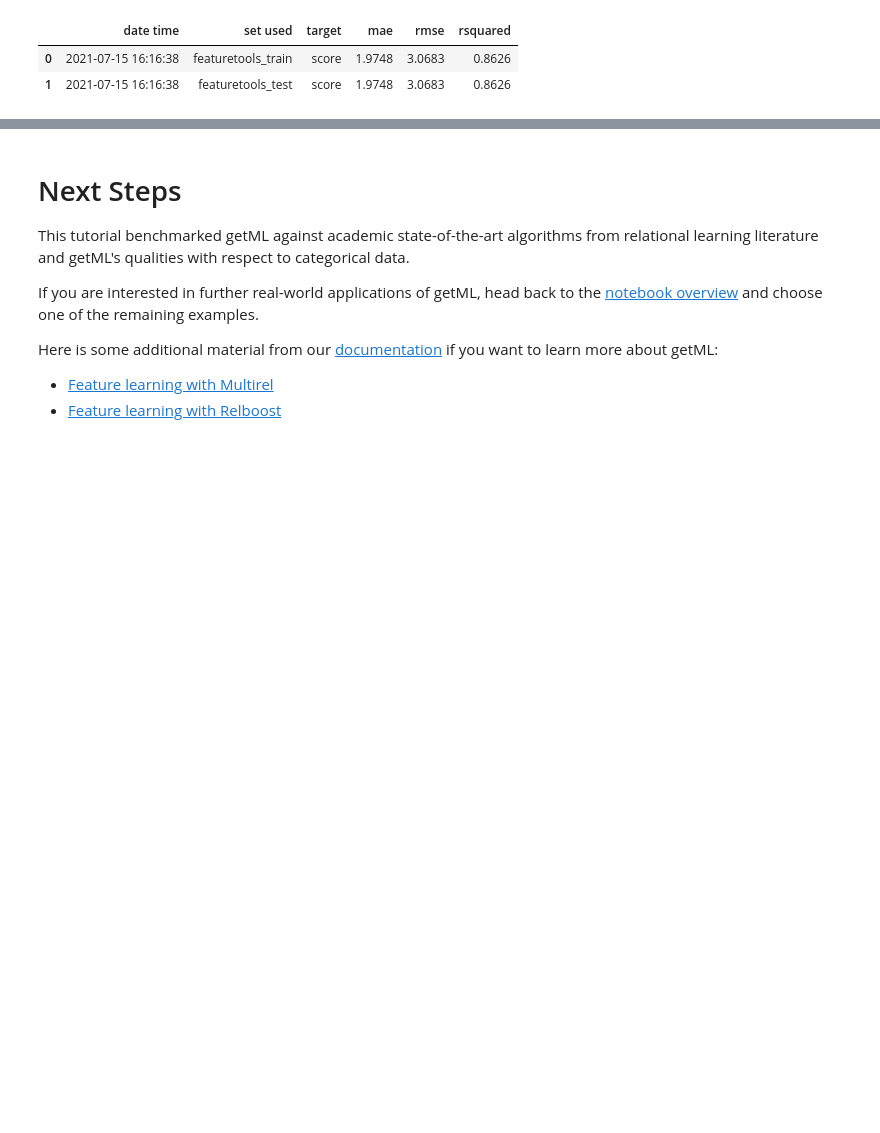
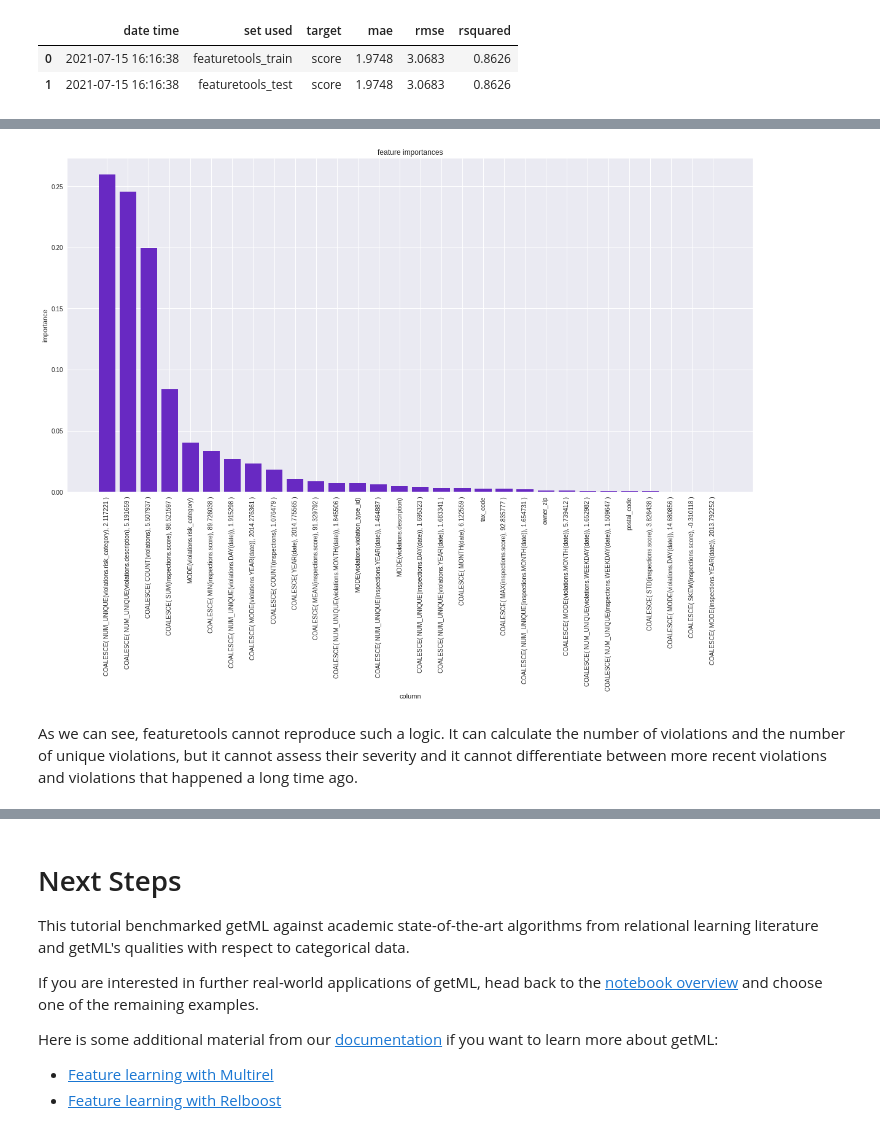
Before and after one commit to getml/getml-demo, a Jupyter notebook: sfscores.ipynb, the cells around one changed output, grey strips where cells are left out. Saved outputs shown, nothing was run; the diff lists cells and outputs as text; code cells hidden in the pictures; blank space fills up the shorter version.

```diff
--- a/sfscores.ipynb
+++ b/sfscores.ipynb
@@ -778,7 +784,7 @@ imputation = getml.preprocessors.Imputation()
 predictor = getml.predictors.XGBoostRegressor(n_jobs=1)
 
 pipe4 = getml.pipeline.Pipeline(
-    tags=['population'],
+    tags=['featuretools'],
     data_model=data_model,
     preprocessors=[imputation],
     predictors=[predictor],
@@ -851,0 +923,18 @@ Preprocessing...
+# %%
+names, importances = pipe4.features.importances(target_num=0)
+
+plt.subplots(figsize=(20, 10))
+
+plt.bar(names[:30], importances[:30], color='#6829c2')
+
+plt.title("feature importances")
+plt.grid(True)
+plt.xlabel("column")
+plt.ylabel("importance")
+plt.xticks(rotation='vertical')
+
+plt.show()
+# %% [output]
+[figure, added]
+# %% [markdown]
+As we can see, featuretools cannot reproduce such a logic. It can calculate the number of violations and the number of unique violations, but it cannot assess their severity and it cannot differentiate between more recent violations and violations that happened a long time ago.
```
Also changed, not shown: parts of 19 cells of this notebook.
